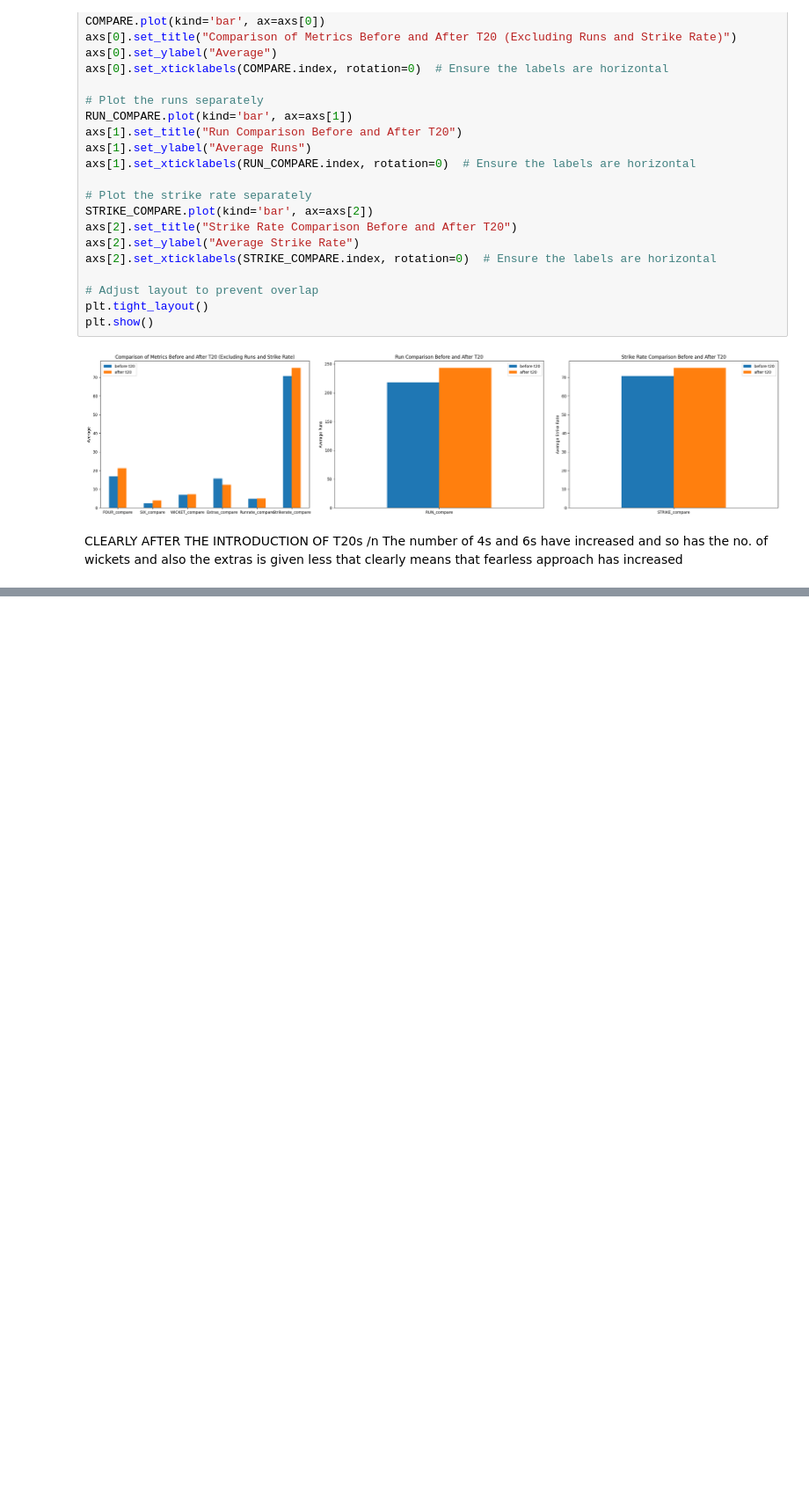
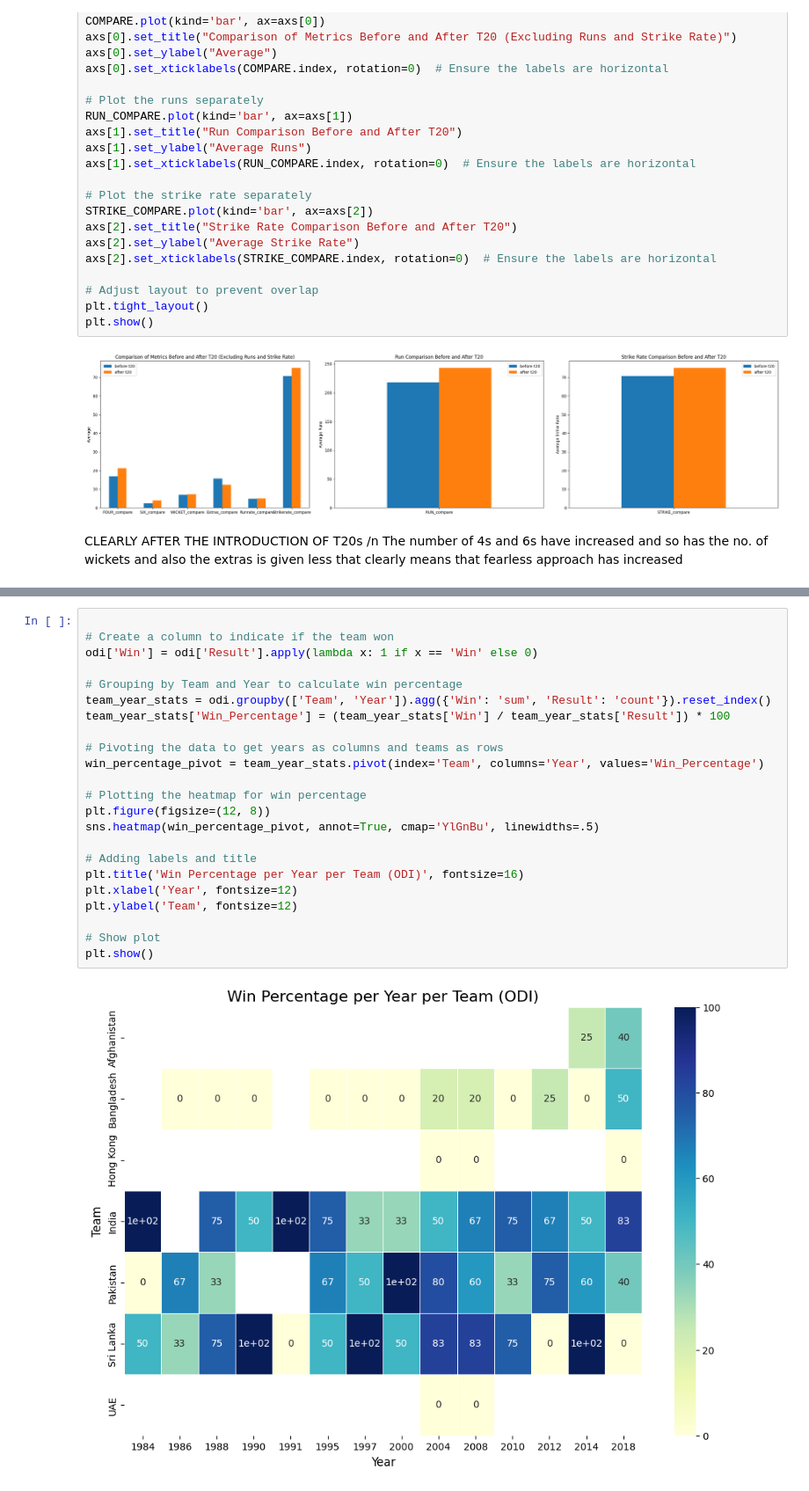
Before and after one commit to ask-elad/Asiacup_analyzed, a Jupyter notebook: asiacup.ipynb, the cells around one changed output, grey strips where cells are left out. Shown: that part at 88% size. Drawn from its saved outputs; the diff is of its cells as text; blank space fills up the shorter version.

```diff
--- a/asiacup.ipynb
+++ b/asiacup.ipynb
@@ -325,0 +368,25 @@ and also the extras is given less that clearly means that fearless approach has
+# %%
+
+# Create a column to indicate if the team won
+odi['Win'] = odi['Result'].apply(lambda x: 1 if x == 'Win' else 0)
+
+# Grouping by Team and Year to calculate win percentage
+team_year_stats = odi.groupby(['Team', 'Year']).agg({'Win': 'sum', 'Result': 'count'}).reset_index()
+team_year_stats['Win_Percentage'] = (team_year_stats['Win'] / team_year_stats['Result']) * 100
+
+# Pivoting the data to get years as columns and teams as rows
+win_percentage_pivot = team_year_stats.pivot(index='Team', columns='Year', values='Win_Percentage')
+
+# Plotting the heatmap for win percentage
+plt.figure(figsize=(12, 8))
+sns.heatmap(win_percentage_pivot, annot=True, cmap='YlGnBu', linewidths=.5)
+
+# Adding labels and title
+plt.title('Win Percentage per Year per Team (ODI)', fontsize=16)
+plt.xlabel('Year', fontsize=12)
+plt.ylabel('Team', fontsize=12)
+
+# Show plot
+plt.show()
+# %% [output]
+[figure, added]
```
Also changed, not shown: parts of 2 cells of this notebook, 1 other file.
